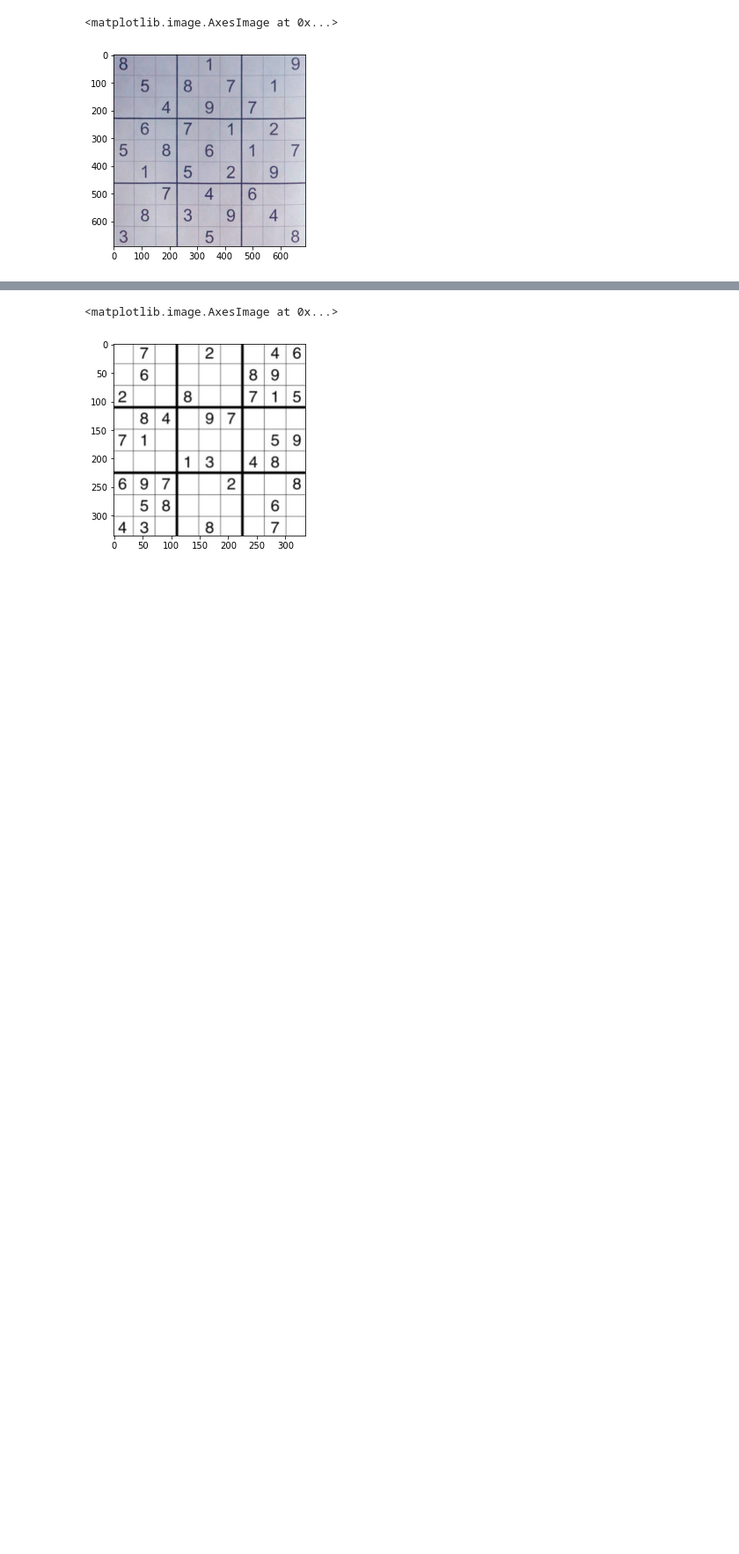
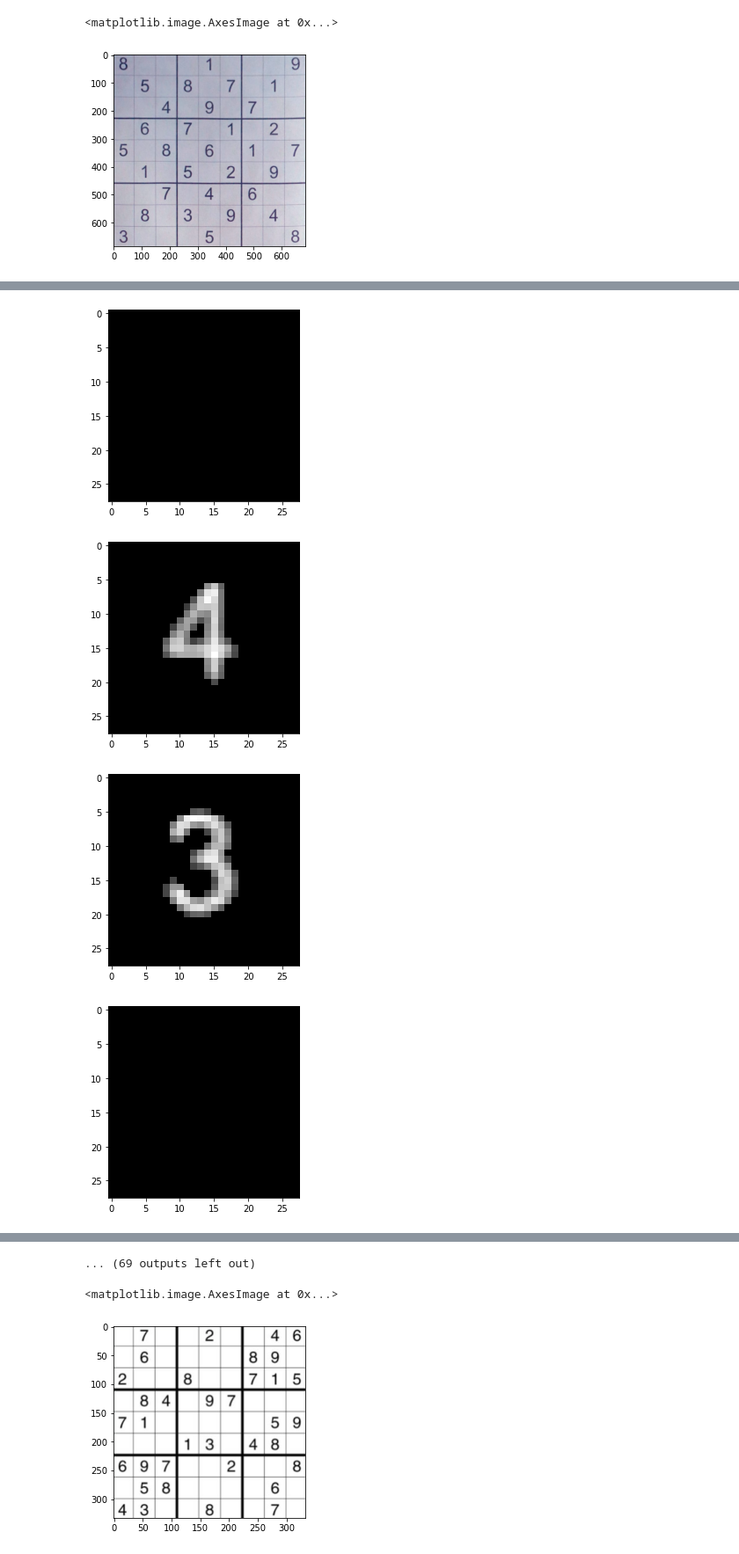
Before and after one commit to sarthag/Sudoku-Solver, a Jupyter notebook: Test Extract.ipynb, the cells around one changed output, grey strips where cells are left out. Shown at 88% size. Cells and saved outputs as stored; diff of their text form; code cells hidden in the pictures; blank space fills up the shorter version.

```diff
--- a/Test Extract.ipynb
+++ b/Test Extract.ipynb
@@ -22,0 +45,12 @@ plt.imshow(sudoku2)
+# %%
+digits = get_digits(sudoku2)
+for i in range(9):
+    for j in range(9):
+        digit = digits[i][j]
+        plt.imshow(digit, cmap = "gray")
+        plt.show()
+# %% [output]
+[figure, added]
+[figure, added]
+[figure, added]
+[figure, added]
@@ -23,3 +65,4 @@ plt.imshow(sudoku2)
+... (69 outputs left out)
 # %%
 sudoku3 = extract_sudoku(img3)
 plt.imshow(sudoku3)
```
Also changed, not shown: parts of 8 cells of this notebook.
